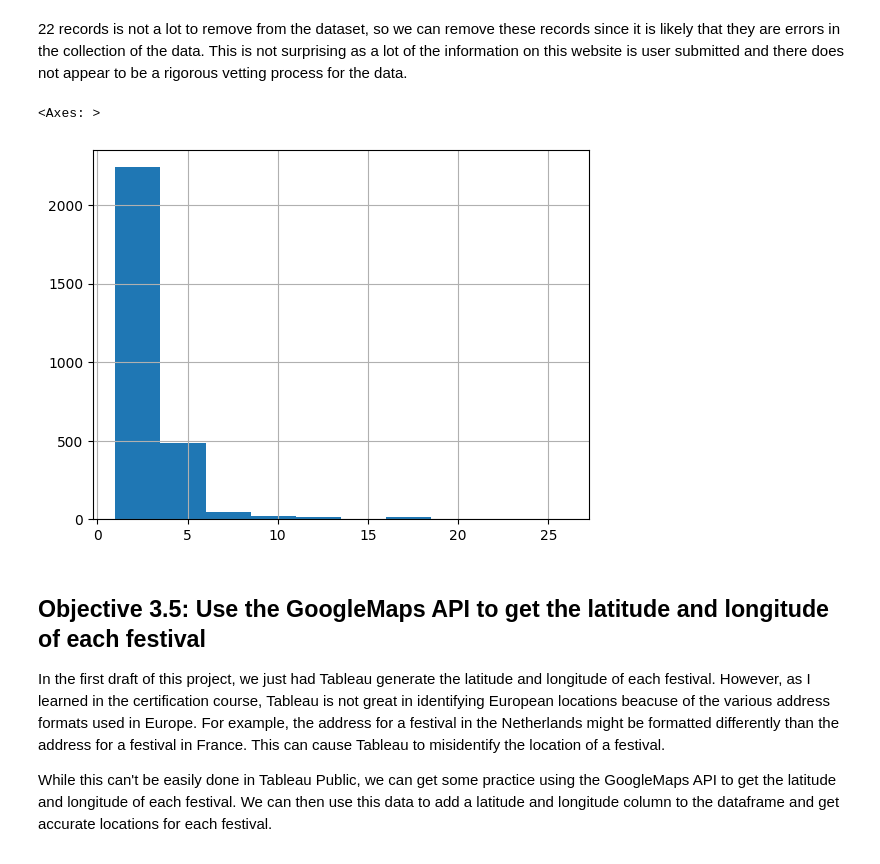
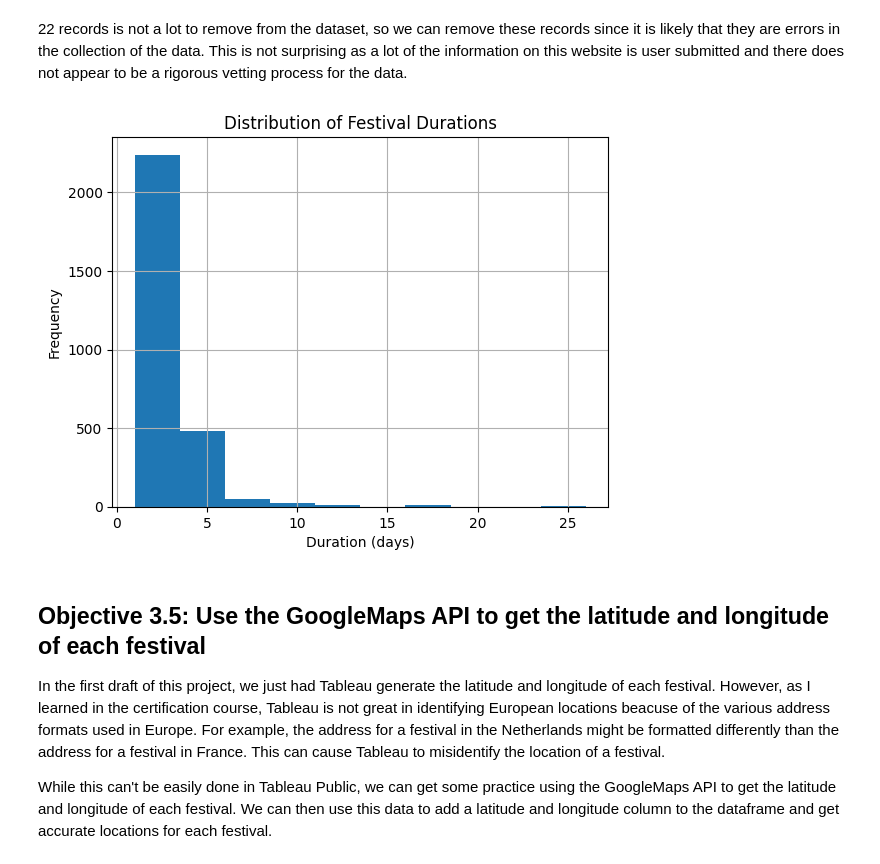
Before and after one commit to mooreaz92/music_festival_viz_practice, a Jupyter notebook: web_scraping_code.ipynb, the cells around one changed output. Drawn from its saved outputs; the diff is of its cells as text; code cells hidden in the pictures.

```diff
--- a/web_scraping_code.ipynb
+++ b/web_scraping_code.ipynb
@@ -330,7 +296,7 @@ Looking at this list, it looks relatively safe to remove whitespace from this co
 # %%
 ### Stripping all whitespace from the 'Genres' column
 
-df_date_cleaned_stripped = df_location_extracted.copy()
+df_date_cleaned_stripped = df_date_cleaned.copy()
 df_date_cleaned_stripped['Genres'] = df_date_cleaned_stripped['Genres'].apply(lambda x: x.replace(' ', ''))
 
 ### Investigating the unique values in each list contained in the 'Genre' column
@@ -383,13 +349,18 @@ print(f'{len(df_final)} records remain, which is {len(df_final) / len(df_date_cl
 2826 records remain, which is 99.23% of the original dataset. 22 records were deleted.
 # %% [markdown]
 22 records is not a lot to remove from the dataset, so we can remove these records since it is likely that they are errors in the collection of the data. This is not surprising as a lot of the information on this website is user submitted and there does not appear to be a rigorous vetting process for the data.
-# %%
-### Histogram of the duration of festivals
-
-df_final['Duration (days)'].hist()
-# %% [output]
-<Axes: >
-[figure, removed]
+# %%
+### Histogram of the duration of festivals and give it a title and axis labels
+
+import matplotlib.pyplot as plt
+
+df_final['Duration (days)'].hist()
+plt.title('Distribution of Festival Durations')
+plt.xlabel('Duration (days)')
+plt.ylabel('Frequency')
+plt.show()
+# %% [output]
+[figure, added]
 # %% [markdown]
 ## Objective 3.5: Use the GoogleMaps API to get the latitude and longitude of each festival
 
```
Also changed, not shown: parts of 8 cells of this notebook.
